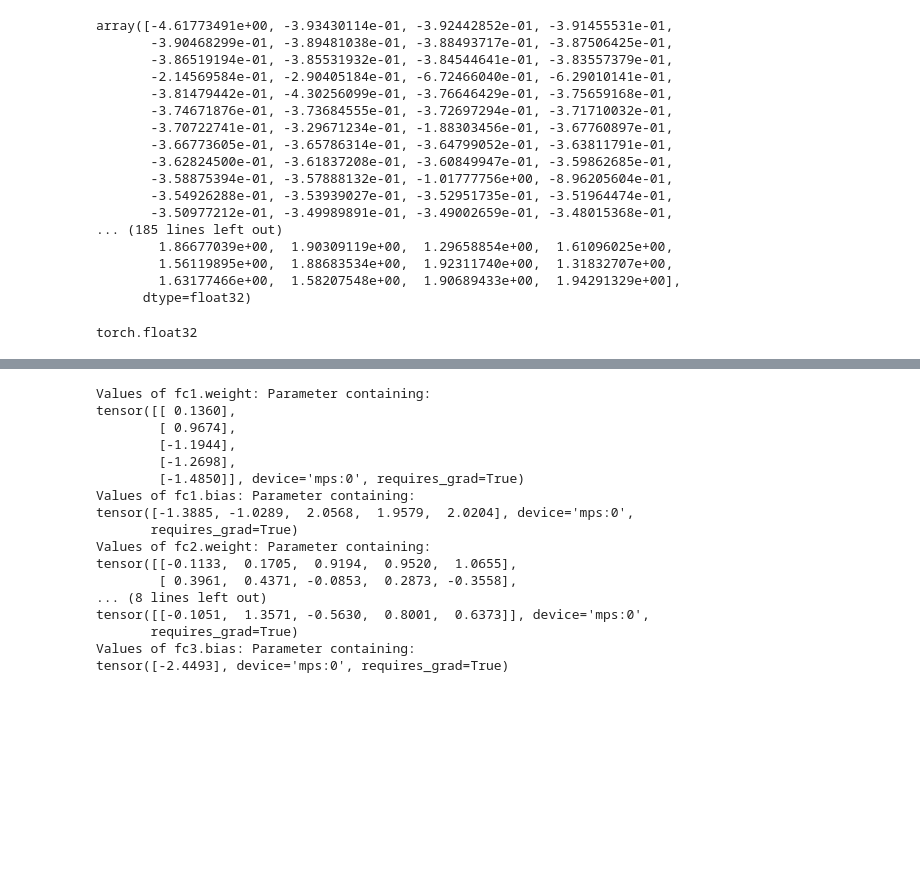
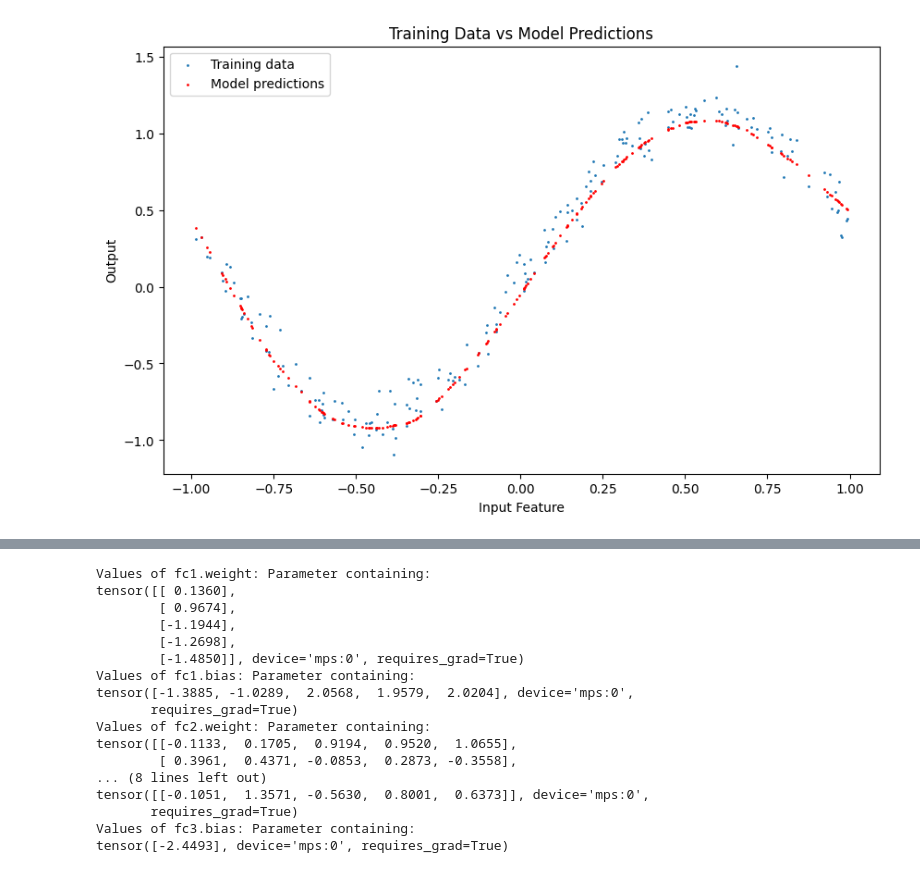
Before and after one commit to drmerlot/custom-pytorch-metal-ops-demo, a Jupyter notebook: notebooks/training_example.ipynb, the cells around one changed output, grey strips where cells are left out. Saved outputs shown, nothing was run; the diff lists cells and outputs as text; code cells hidden in the pictures; blank space fills up the shorter version.

```diff
--- a/notebooks/training_example.ipynb
+++ b/notebooks/training_example.ipynb
@@ -259,25 +270,28 @@ plt.show()
-# %%
-predictions_np[:, 0]
-# %% [output]
-array([-4.61773491e+00, -3.93430114e-01, -3.92442852e-01, -3.91455531e-01,
-       -3.90468299e-01, -3.89481038e-01, -3.88493717e-01, -3.87506425e-01,
-       -3.86519194e-01, -3.85531932e-01, -3.84544641e-01, -3.83557379e-01,
-       -2.14569584e-01, -2.90405184e-01, -6.72466040e-01, -6.29010141e-01,
-       -3.81479442e-01, -4.30256099e-01, -3.76646429e-01, -3.75659168e-01,
-       -3.74671876e-01, -3.73684555e-01, -3.72697294e-01, -3.71710032e-01,
-       -3.70722741e-01, -3.29671234e-01, -1.88303456e-01, -3.67760897e-01,
-       -3.66773605e-01, -3.65786314e-01, -3.64799052e-01, -3.63811791e-01,
-       -3.62824500e-01, -3.61837208e-01, -3.60849947e-01, -3.59862685e-01,
-       -3.58875394e-01, -3.57888132e-01, -1.01777756e+00, -8.96205604e-01,
-       -3.54926288e-01, -3.53939027e-01, -3.52951735e-01, -3.51964474e-01,
-       -3.50977212e-01, -3.49989891e-01, -3.49002659e-01, -3.48015368e-01,
-... (185 lines left out)
-        1.86677039e+00,  1.90309119e+00,  1.29658854e+00,  1.61096025e+00,
-        1.56119895e+00,  1.88683534e+00,  1.92311740e+00,  1.31832707e+00,
-        1.63177466e+00,  1.58207548e+00,  1.90689433e+00,  1.94291329e+00],
-      dtype=float32)
-# %%
--1.90257382e+00
-# %% [output]
-torch.float32
+# %%
+
+# Assuming `train_inputs` and `train_outputs` are your training data
+# And `model` is your trained model
+# Move the data to the same device as the model
+#train_inputs, train_outputs = train_inputs.to('mps'), train_targets.to('mps')
+
+# Get predictions from the model
+with torch.no_grad():
+    predictions = model(test_inputs_preprocessed_mps)
+
+# reverse the center scaling for the predictions
+predictions = predictions.cpu()
+predictions = (predictions + targets_mean) * targets_std
+predictions = predictions.numpy()
+
+# Assuming a single feature for simplicity in plotting
+plt.figure(figsize=(10, 6))
+plt.scatter(test_inputs[:, 0], test_targets[:, 0], label='Training data', s=1)
+plt.scatter(test_inputs[:, 0], predictions[:, 0], label='Model predictions', color='red', s=1)
+plt.xlabel('Input Feature')
+plt.ylabel('Output')
+plt.legend()
+plt.title('Training Data vs Model Predictions')
+plt.show()
+# %% [output]
+[figure, added]
 # %%
```
Also changed, not shown: parts of 10 cells of this notebook.
